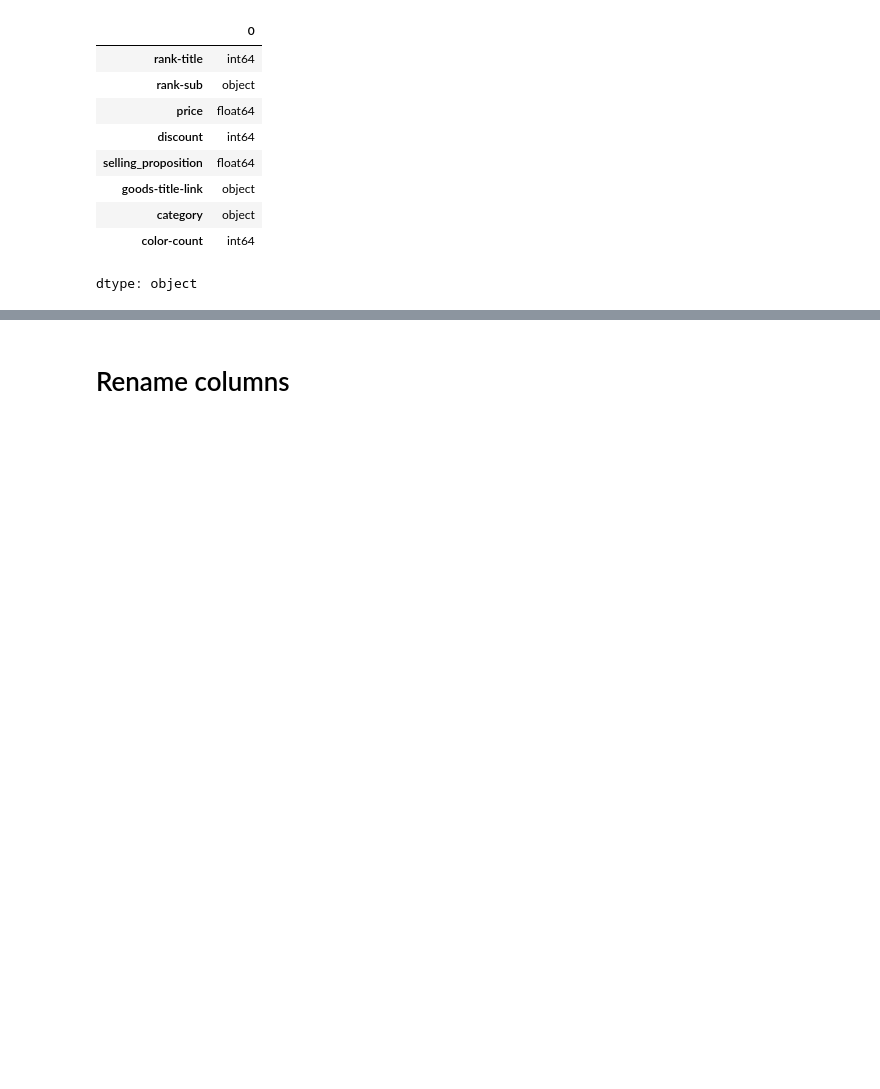
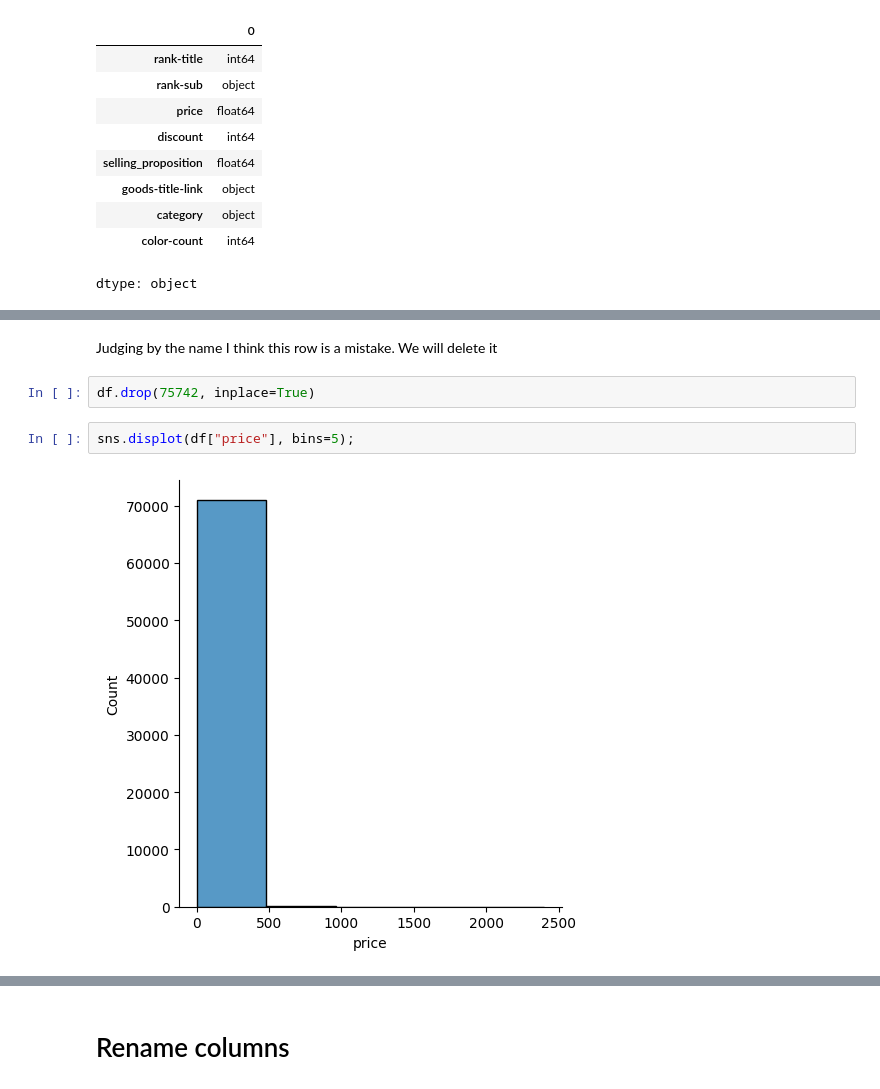
Before and after one commit to Cassamajor-Wany/Cleaning-data-using-python, a Jupyter notebook: Data_cleaning.ipynb, the cells around one changed output, grey strips where cells are left out. Saved outputs shown, nothing was run; the diff lists cells and outputs as text; blank space fills up the shorter version.

```diff
--- a/Data_cleaning.ipynb
+++ b/Data_cleaning.ipynb
@@ -247,0 +284,8 @@ dtype: object
+# %% [markdown]
+Judging by the name I think this row is a mistake. We will delete it
+# %%
+df.drop(75742, inplace=True)
+# %%
+sns.displot(df["price"], bins=5);
+# %% [output]
+[figure, added]
```
Also changed, not shown: parts of 28 cells of this notebook.
